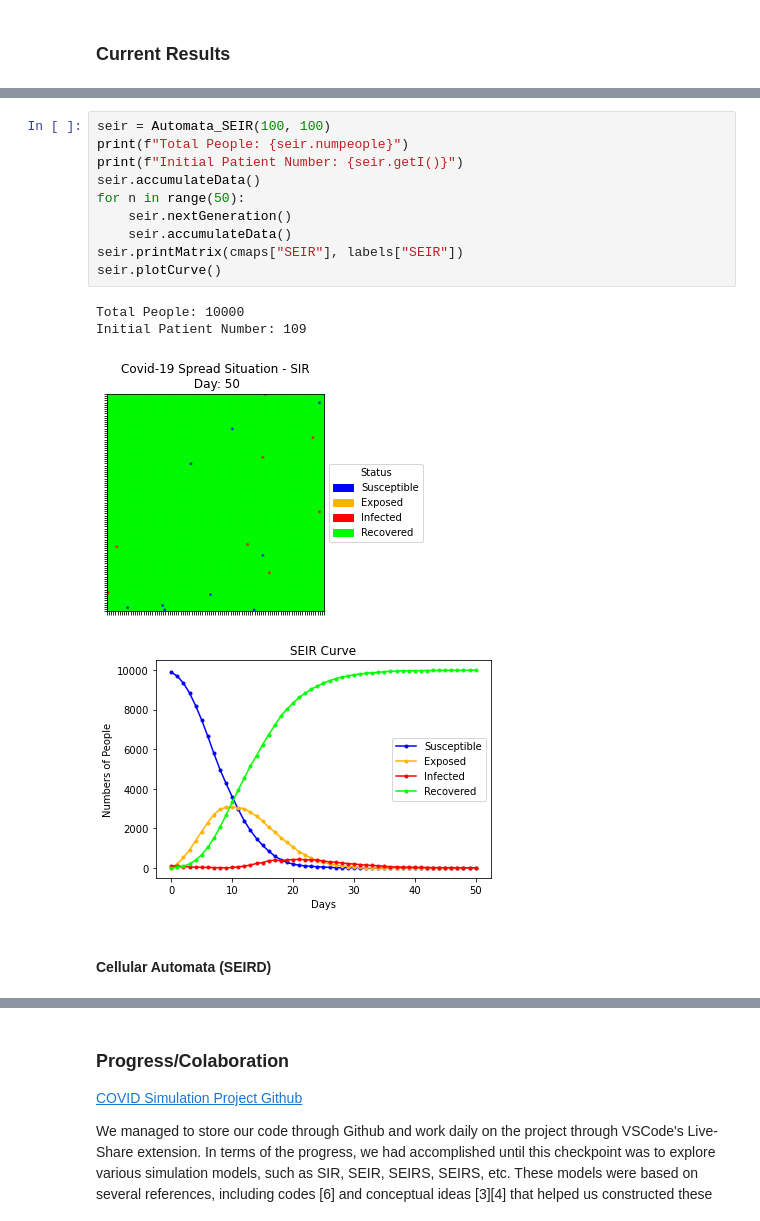
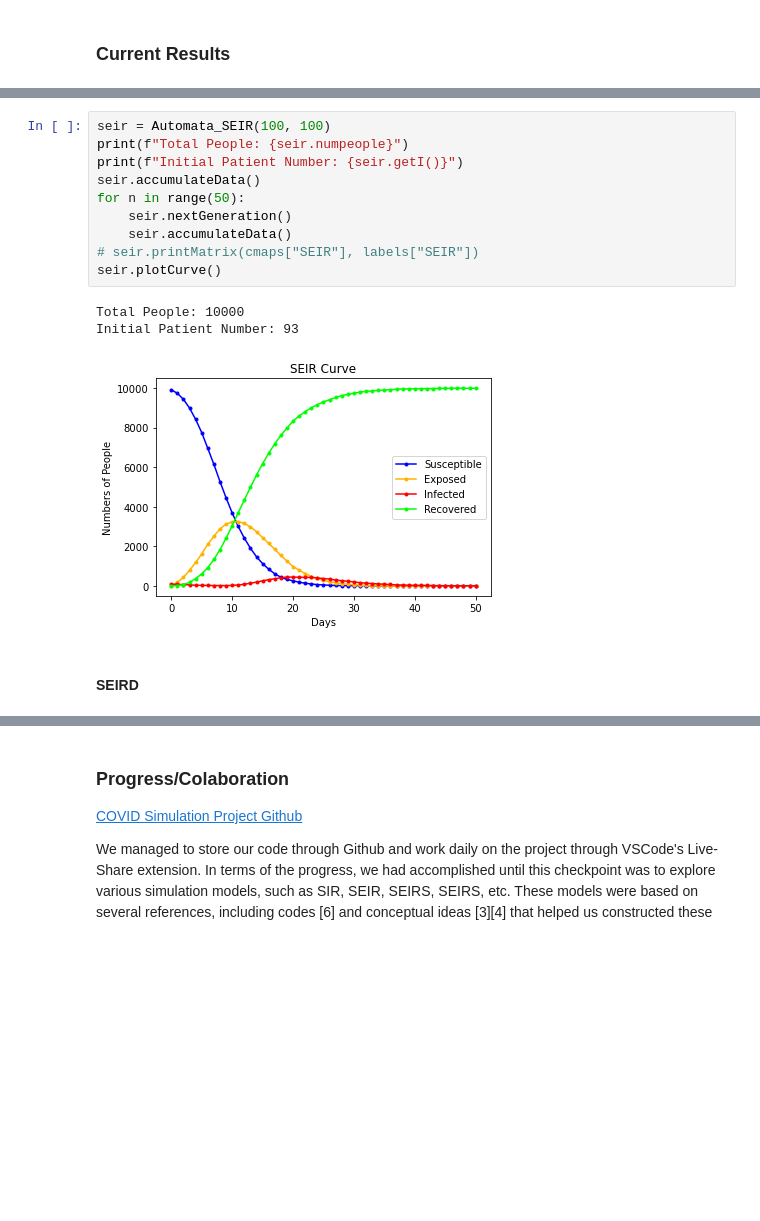
Before and after one commit to pohsienhsu/6730-Covid-Simulation, a Jupyter notebook: code.ipynb, the cells around one changed output, grey strips where cells are left out. Cells and saved outputs as stored; diff of their text form; blank space fills up the shorter version.

```diff
--- a/code.ipynb
+++ b/code.ipynb
@@ -114,20 +113,19 @@ Initial Patient Number: 120
 # %%
 seir = Automata_SEIR(100, 100)
 print(f"Total People: {seir.numpeople}")
 print(f"Initial Patient Number: {seir.getI()}")
 seir.accumulateData()
 for n in range(50):
     seir.nextGeneration()
     seir.accumulateData()
-seir.printMatrix(cmaps["SEIR"], labels["SEIR"])
+# seir.printMatrix(cmaps["SEIR"], labels["SEIR"])
 seir.plotCurve()
 # %% [output]
 Total People: 10000
-Initial Patient Number: 109
+Initial Patient Number: 93
-[figure, old version]
+[figure, new version]
-[figure, removed]
 # %% [markdown]
-#### Cellular Automata (SEIRD)
+#### SEIRD
 # %%
 seird = Automata_SEIRD(100, 100)
 print(f"Total People: {seird.numpeople}")
```
Also changed, not shown: parts of 5 cells of this notebook, 3 other files.
